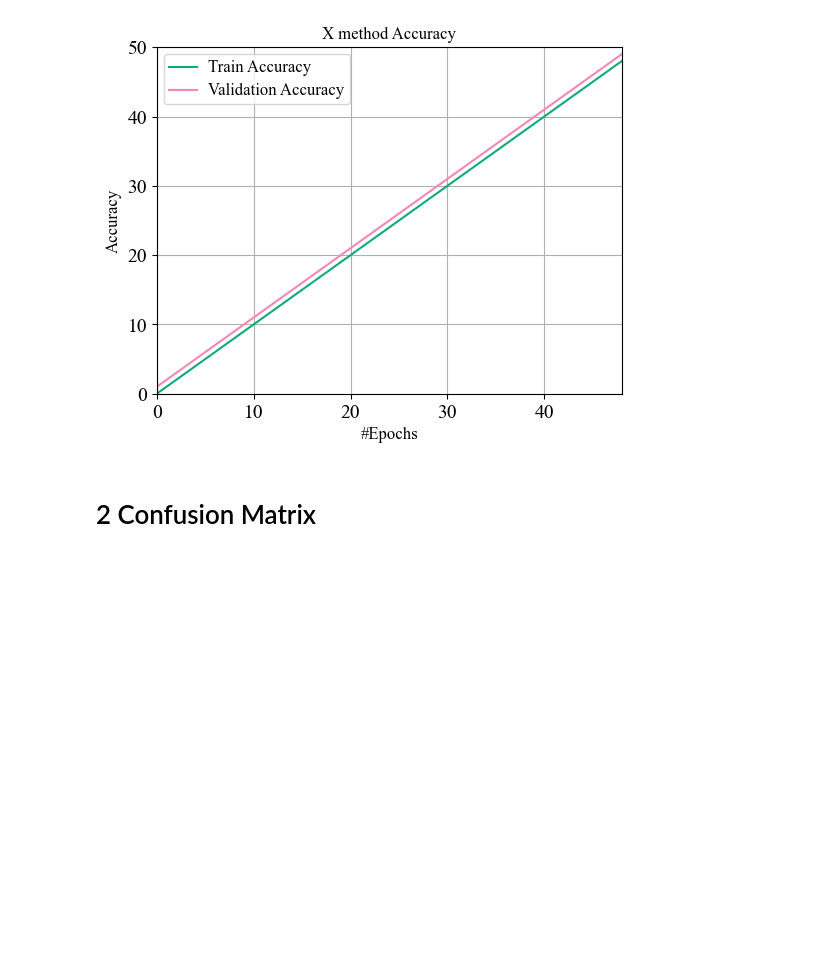
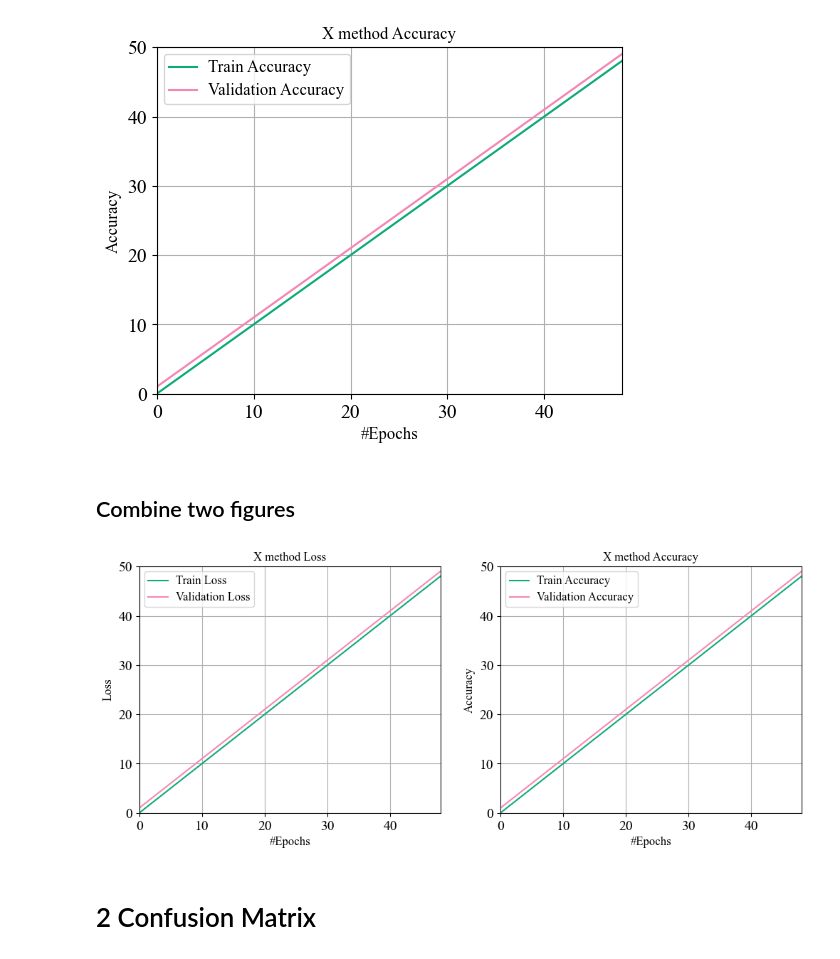
Before and after one commit to wzlqtqd/CS5344project, a Jupyter notebook: model_all_draw.ipynb, the cells around one changed output. Drawn from its saved outputs; the diff is of its cells as text; code cells hidden in the pictures; blank space fills up the shorter version.

```diff
--- a/model_all_draw.ipynb
+++ b/model_all_draw.ipynb
@@ -61,6 +63,50 @@ plt.savefig('./'+method+'_acc.pdf', format='pdf')  # save as pdf, then screen ca
 plt.show()
 # %% [output]
 [figure]
+# %% [markdown]
+## Combine two figures
+# %%
+# Create a new figure with a specified size
+plt.figure(figsize=(12, 4.5))
+
+# First subplot: Loss
+plt.subplot(1, 2, 1)
+plt.grid(linestyle="-")
+plt.plot(epochs, train_loss, color="#0DAB76", label="Train Loss", linewidth=1.5)
+plt.plot(epochs, val_loss, color="#F487B6", label="Validation Loss", linewidth=1.5)
+plt.xticks(fontsize=14)
+plt.yticks(fontsize=14)
+plt.ylabel("Loss", fontsize=12)
+plt.xlabel("#Epochs", fontsize=12)
+plt.xlim(0, 48) # range of x
+plt.ylim(0, 50) # range of y
+plt.legend(loc=0, numpoints=1)
+leg = plt.gca().get_legend()
+ltext = leg.get_texts()
+plt.setp(ltext, fontsize=12)
+plt.title(method + ' Loss')
+
+# Second subplot: Accuracy
+plt.subplot(1, 2, 2)
+plt.grid(linestyle="-")
+plt.plot(epochs, train_acc, color="#0DAB76", label="Train Accuracy", linewidth=1.5)
+plt.plot(epochs, val_acc, color="#F487B6", label="Validation Accuracy", linewidth=1.5)
+plt.xticks(fontsize=14)
+plt.yticks(fontsize=14)
+plt.ylabel("Accuracy", fontsize=12)
+plt.xlabel("#Epochs", fontsize=12)
+plt.xlim(0, 48) # range of x
+plt.ylim(0, 50) # range of y
+plt.legend(loc=0, numpoints=1)
+leg = plt.gca().get_legend()
+ltext = leg.get_texts()
+plt.setp(ltext, fontsize=12)
+plt.title(method + ' Accuracy')
+
+plt.savefig('./'+method+'_combine.pdf', dpi=300, format='pdf')  # save as pdf, then screen capture
+plt.show()
+# %% [output]
+[figure, added]
 # %% [markdown]
 # 2 Confusion Matrix
 # %%
```
Also changed, not shown: parts of 1 cell of this notebook.
